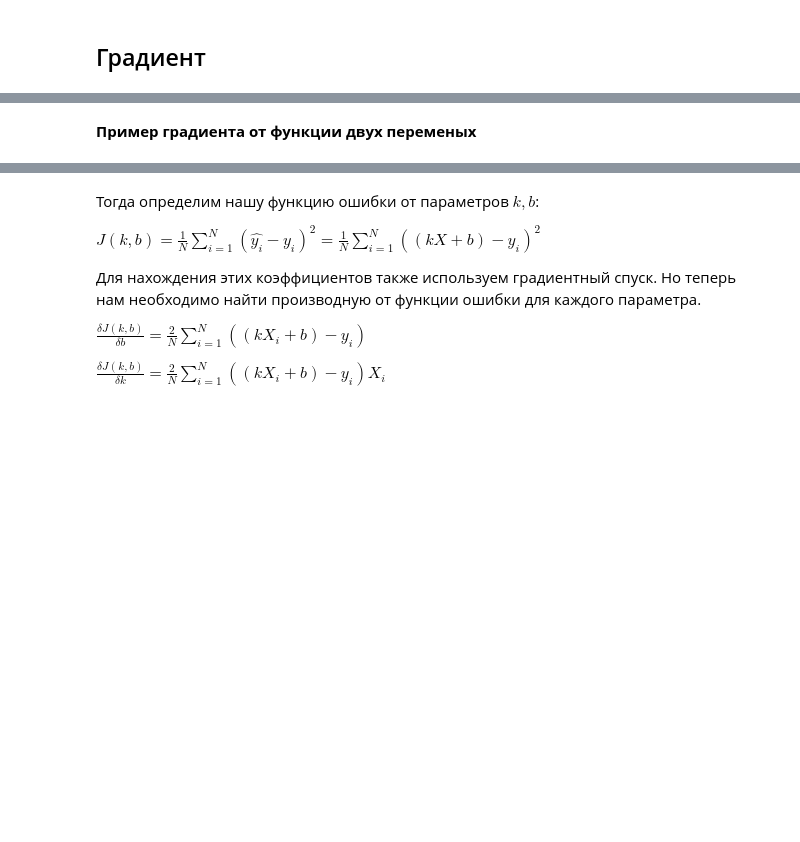
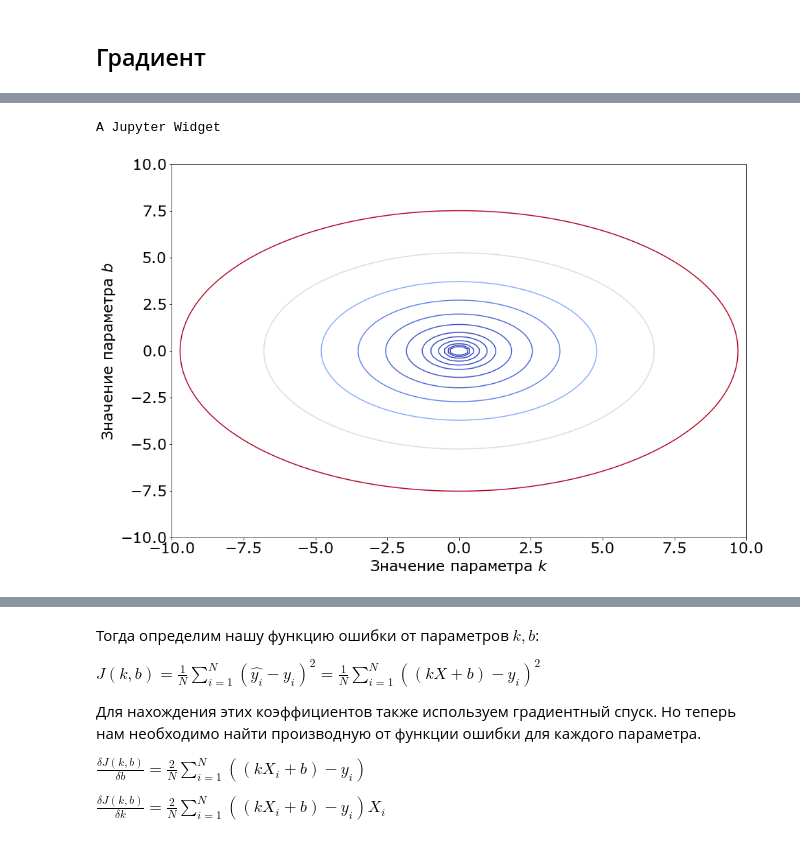
Before and after one commit to mts-machines-learn/ml-course-dec2019, a Jupyter notebook: 4. Линейная регрессия l/Regression_1.ipynb, the cells around one changed output, grey strips where cells are left out. Saved outputs shown, nothing was run; the diff lists cells and outputs as text; code cells hidden in the pictures; blank space fills up the shorter version.

```diff
--- a/4. Линейная регрессия l/Regression_1.ipynb
+++ b/4. Линейная регрессия l/Regression_1.ipynb
@@ -488,10 +642,6 @@ $f(X) = kX + b$.
 Давайте изменим гипотезу и теперь будем использовать "настоящую" линейную функцию.
 
 Но давайте немного изменим обозначения.
-# %%
-import regression_helper
-
-X, y = get_data()
 # %%
 def f(X, k, b):
     return k*X + b
@@ -542,5 +697,63 @@ $grad = \frac{\delta \phi(x, y)}{\delta x} \cdot \overleftarrow{i} + \frac{\delt
 <img src="img/grad.png" alt="Drawing" style="width: 700px;"/>
 
 ** добавить рисунок вида сверху и прямо показать стрелки с градинтами для точки**
-# %% [markdown]
-**Пример градиента от функции двух переменых**
+# %%
+def plot_func_in_3d():
+    angles1 = IntSlider(min=0, max=90, step=1, value=0, description='Вертикальное')
+    angles2 = IntSlider(min=0, max=180, step=1, value=45, description='Горизонтальное')
+
+    @interact(angle1=angles1, angle2=angles2)
+    def plot_loss(angle1, angle2):
+        fig = plt.figure(figsize=(15, 10))
+        ax = fig.gca(projection='3d')
+
+        # Make data.
+        x = np.linspace(-10, 10, 100)
+        y = np.linspace(-10, 10, 100)
+        x, y = np.meshgrid(x, y)
+
+        Z = np.zeros_like(x)
+        for i in range(len(x)):
+            for j in range(len(y)):
+                Z[i, j] = 1.5*x[i, j]**2 + 2.5*y[i, j]**2 + 0.5
+
+        ax.set_xlabel('Значение параметра $k$')
+        ax.set_ylabel('Значение параметра $b$')
+        ax.set_zlabel('Функция ошибки')
+
+        surf = ax.plot_surface(x, y, Z,   linewidth=0, antialiased=False, cmap=cm.coolwarm)
+        ax.view_init(angle1, angle2)
+        plt.show()
+
+plot_func_in_3d()
+# %% [output]
+A Jupyter Widget
+# %%
+def plot_func_top_view():
+
+    fig = plt.figure(figsize=(15, 10))
+
+    # Make data.
+    x = np.linspace(-10, 10, 100)
+    y = np.linspace(-10, 10, 100)
+    x, y = np.meshgrid(x, y)
+
+    Z = np.zeros_like(x)
+    for i in range(len(x)):
+        for j in range(len(y)):
+            Z[i, j] = 1.5*x[i, j]**2 + 2.5*y[i, j]**2 + 0.5
+
+    plt.xlabel('Значение параметра $k$')
+    plt.ylabel('Значение параметра $b$')
+
+    lines = np.unique(Z.flatten())
+    lines.sort()
+
+    ind = np.array([2**i for i in range(12)])
+    plt.contour(x, y, Z, lines[ind], cmap=cm.coolwarm)  # нарисовать указанные линии уровня
+    plt.show()
+
+
+plot_func_top_view()
+# %% [output]
+[figure, added]
```
Also changed, not shown: parts of 76 cells of this notebook, 1 other file.
